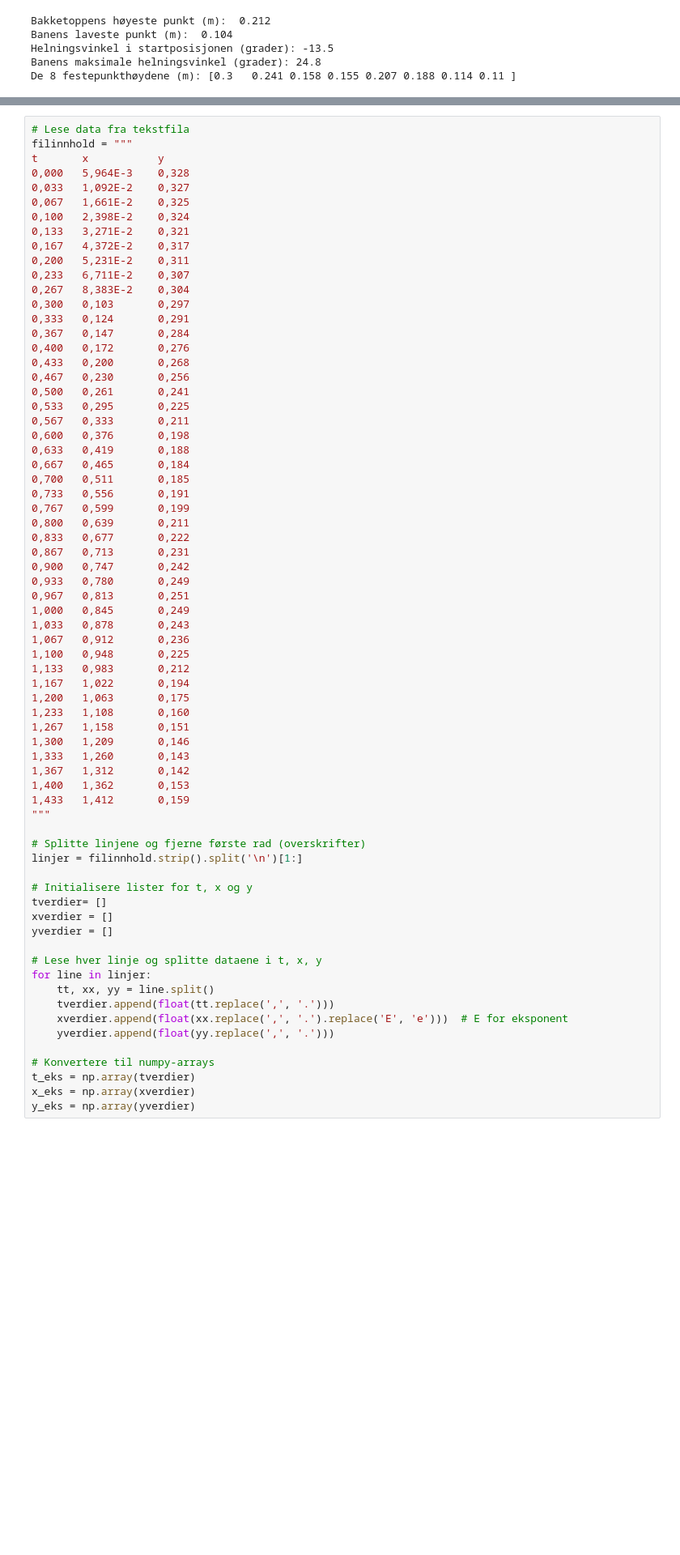
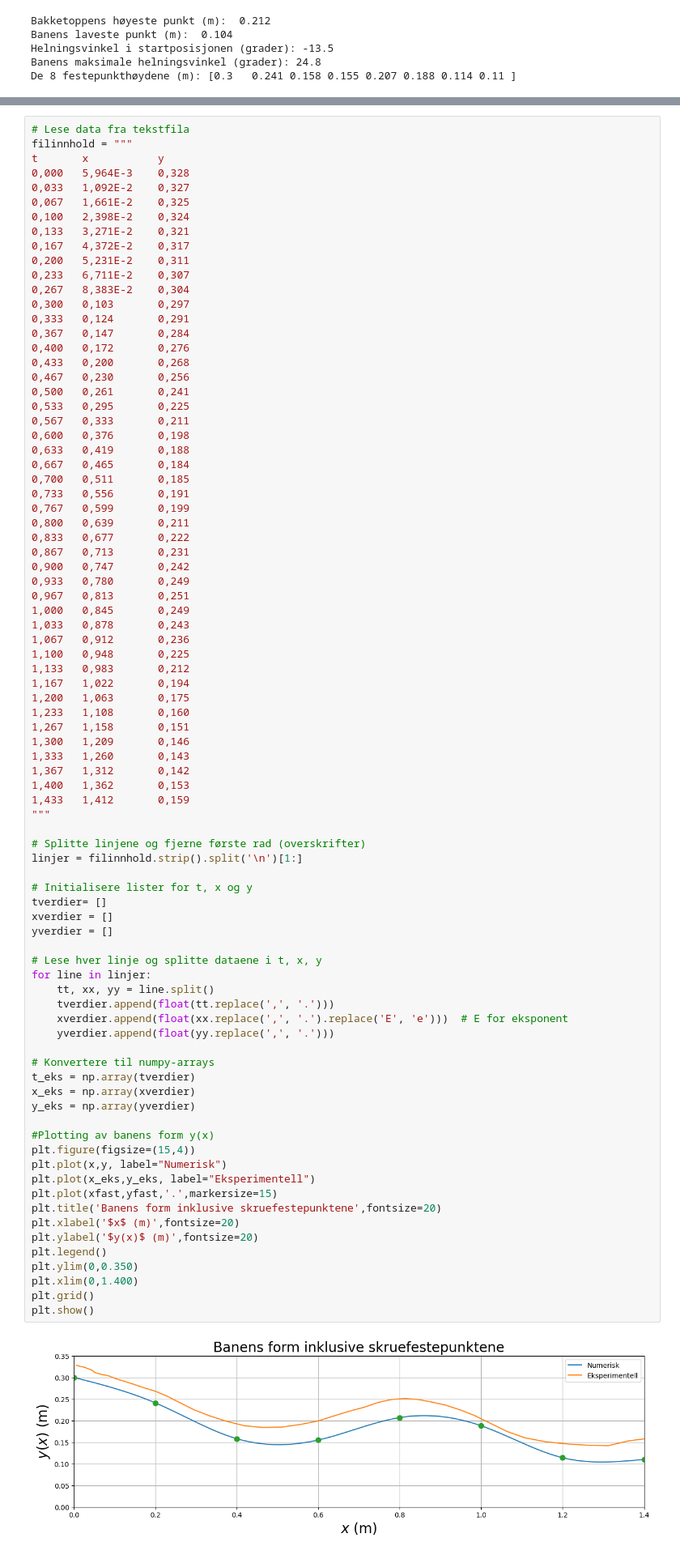
Before and after one commit to okhel/fyslab, a Jupyter notebook: mal_V24.ipynb, the cells around one changed output, grey strips where cells are left out. Shown: that part at 81% size. Cells and saved outputs as stored; diff of their text form; blank space fills up the shorter version.

```diff
--- a/mal_V24.ipynb
+++ b/mal_V24.ipynb
@@ -311,33 +311,49 @@ t	    x	        y
 1,167	1,022	    0,194
 1,200	1,063	    0,175
 1,233	1,108	    0,160
 1,267	1,158	    0,151
 1,300	1,209	    0,146
 1,333	1,260	    0,143
 1,367	1,312	    0,142
 1,400	1,362	    0,153
 1,433	1,412	    0,159
 """
 
 # Splitte linjene og fjerne første rad (overskrifter)
 linjer = filinnhold.strip().split('\n')[1:]
 
 # Initialisere lister for t, x og y
 tverdier= []
 xverdier = []
 yverdier = []
 
 # Lese hver linje og splitte dataene i t, x, y
 for line in linjer:
     tt, xx, yy = line.split()
     tverdier.append(float(tt.replace(',', '.')))
     xverdier.append(float(xx.replace(',', '.').replace('E', 'e')))  # E for eksponent
     yverdier.append(float(yy.replace(',', '.')))
 
 # Konvertere til numpy-arrays
 t_eks = np.array(tverdier)
 x_eks = np.array(xverdier)
 y_eks = np.array(yverdier)
+
+#Plotting av banens form y(x)
+plt.figure(figsize=(15,4))
+plt.plot(x,y, label="Numerisk")
+plt.plot(x_eks,y_eks, label="Eksperimentell")
+plt.plot(xfast,yfast,'.',markersize=15)
+plt.title('Banens form inklusive skruefestepunktene',fontsize=20)
+plt.xlabel('$x$ (m)',fontsize=20)
+plt.ylabel('$y(x)$ (m)',fontsize=20)
+plt.legend()
+plt.ylim(0,0.350)
+plt.xlim(0,1.400)
+plt.grid()
+plt.show()
+# %% [output]
+[figure, added]
 # %% [markdown]
 ## Numerisk vs eksperimentell hastighet
 
```
Also changed, not shown: parts of 3 cells of this notebook.
